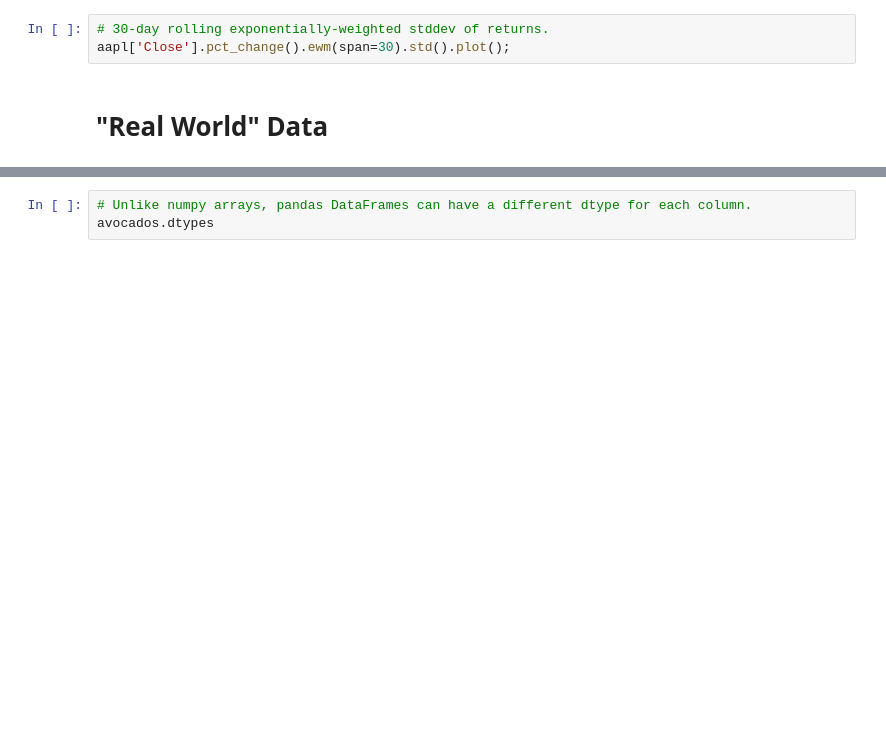
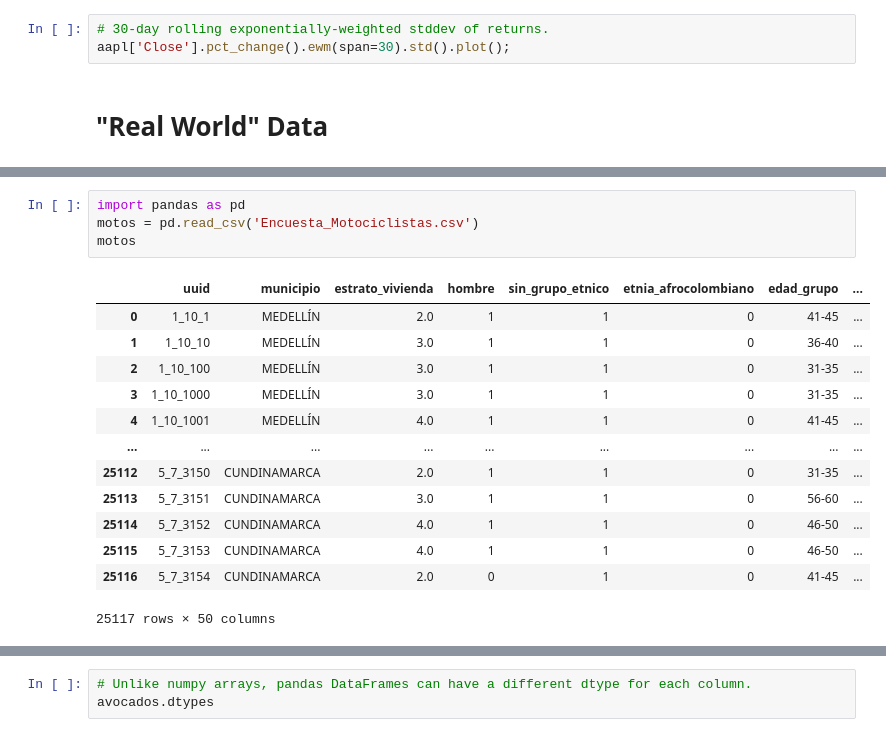
Before and after one commit to arojaspe/AlgorithmsUN2022II, a Jupyter notebook: Lab2/arojaspe_Lab2.ipynb, the cells around one changed output, grey strips where cells are left out. Cells and saved outputs as stored; diff of their text form; blank space fills up the shorter version.

```diff
--- a/Lab2/arojaspe_Lab2.ipynb
+++ b/Lab2/arojaspe_Lab2.ipynb
@@ -1836,0 +1835,18 @@ aapl['Close'].pct_change().ewm(span=30).std().plot();
+# %%
+import pandas as pd
+motos = pd.read_csv('Encuesta_Motociclistas.csv')
+motos
+# %% [output]
+|  | uuid | municipio | estrato_vivienda | hombre | sin_grupo_etnico | etnia_afrocolombiano | edad_grupo | ... |
+| 0 | 1_10_1 | MEDELLÍN | 2.0 | 1 | 1 | 0 | 41-45 | ... |
+| 1 | 1_10_10 | MEDELLÍN | 3.0 | 1 | 1 | 0 | 36-40 | ... |
+| 2 | 1_10_100 | MEDELLÍN | 3.0 | 1 | 1 | 0 | 31-35 | ... |
+| 3 | 1_10_1000 | MEDELLÍN | 3.0 | 1 | 1 | 0 | 31-35 | ... |
+| 4 | 1_10_1001 | MEDELLÍN | 4.0 | 1 | 1 | 0 | 41-45 | ... |
+| ... | ... | ... | ... | ... | ... | ... | ... | ... |
+| 25112 | 5_7_3150 | CUNDINAMARCA | 2.0 | 1 | 1 | 0 | 31-35 | ... |
+| 25113 | 5_7_3151 | CUNDINAMARCA | 3.0 | 1 | 1 | 0 | 56-60 | ... |
+| 25114 | 5_7_3152 | CUNDINAMARCA | 4.0 | 1 | 1 | 0 | 46-50 | ... |
+| 25115 | 5_7_3153 | CUNDINAMARCA | 4.0 | 1 | 1 | 0 | 46-50 | ... |
+| 25116 | 5_7_3154 | CUNDINAMARCA | 2.0 | 0 | 1 | 0 | 41-45 | ... |
+25117 rows × 50 columns
```
Also changed, not shown: parts of 13 cells of this notebook.
